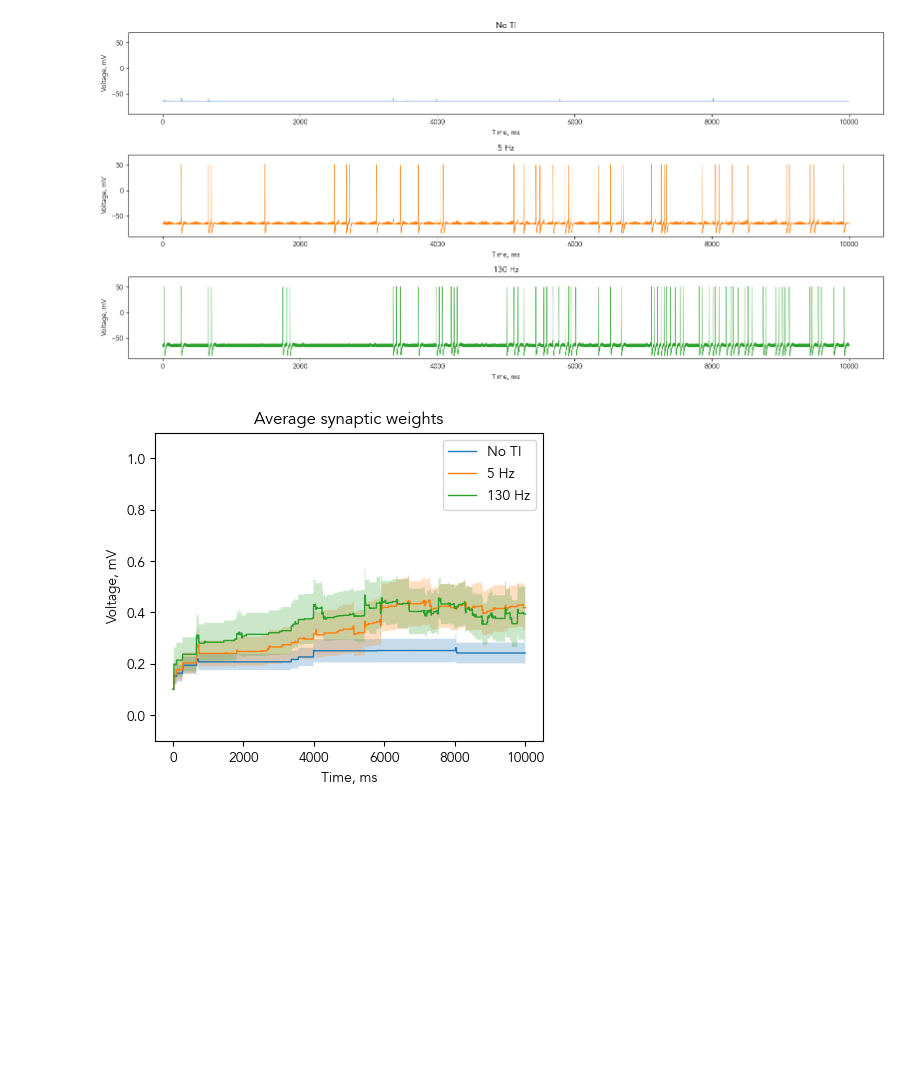
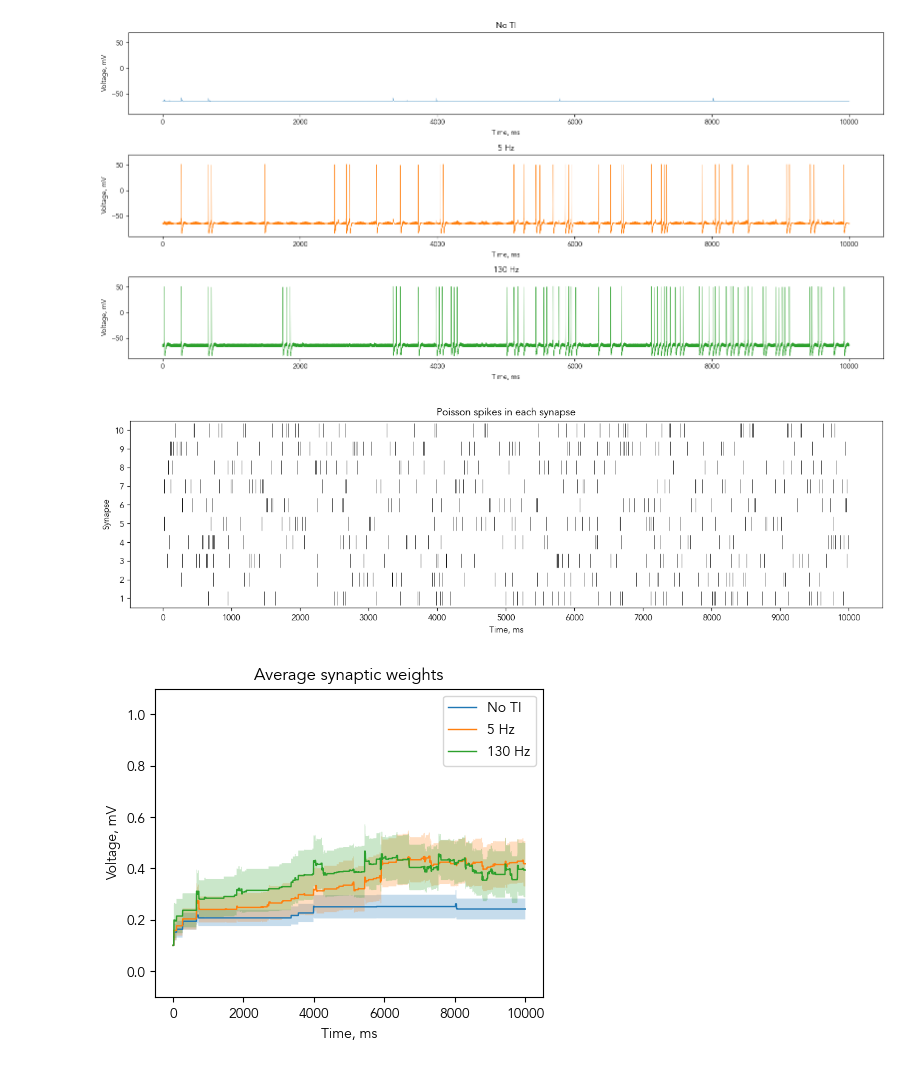
Before and after one commit to kerseviciute/temporal-interference, a Jupyter notebook: final-notebooks/random-poisson.ipynb, the cells around one changed output. Saved outputs shown, nothing was run; the diff lists cells and outputs as text; code cells hidden in the pictures; blank space fills up the shorter version.

Commit message:
Plot example for random poisson inputs.

```diff
--- a/final-notebooks/random-poisson.ipynb
+++ b/final-notebooks/random-poisson.ipynb
@@ -55,6 +55,27 @@ fig.tight_layout()
 plt.show()
 # %% [output]
 [figure]
+# %%
+spike_times = pd.read_csv(f"output/temporal-interference/{idx}/{conditions['No TI']}/synapse_stimuli.csv", header=None)
+spike_times = spike_times.fillna('').values.tolist()
+spike_times = [[x for x in row if x != ""] for row in spike_times]
+
+plt.figure(figsize = (16, 4))
+
+for i, spikes in enumerate(spike_times):
+    plt.eventplot(spikes, lineoffsets = i + 1, linelengths = 0.75, colors = "black", linewidths = 0.5)
+
+plt.ylim(0.5, 10.5)
+plt.ylabel("Synapse")
+plt.yticks(np.arange(1, 11, 1))
+
+plt.xlabel("Time, ms")
+plt.xticks(np.arange(0, 10_000 + 1000, 1000))
+
+plt.title("Poisson spikes in each synapse")
+plt.show()
+# %% [output]
+[figure, added]
 # %%
 def expand_time(original, max_time = 10_000):
     original["Time"] = (original["Time"] / 0.025).round() * 0.025
```
Also changed, not shown: parts of 1 cell of this notebook, 1 other file.
